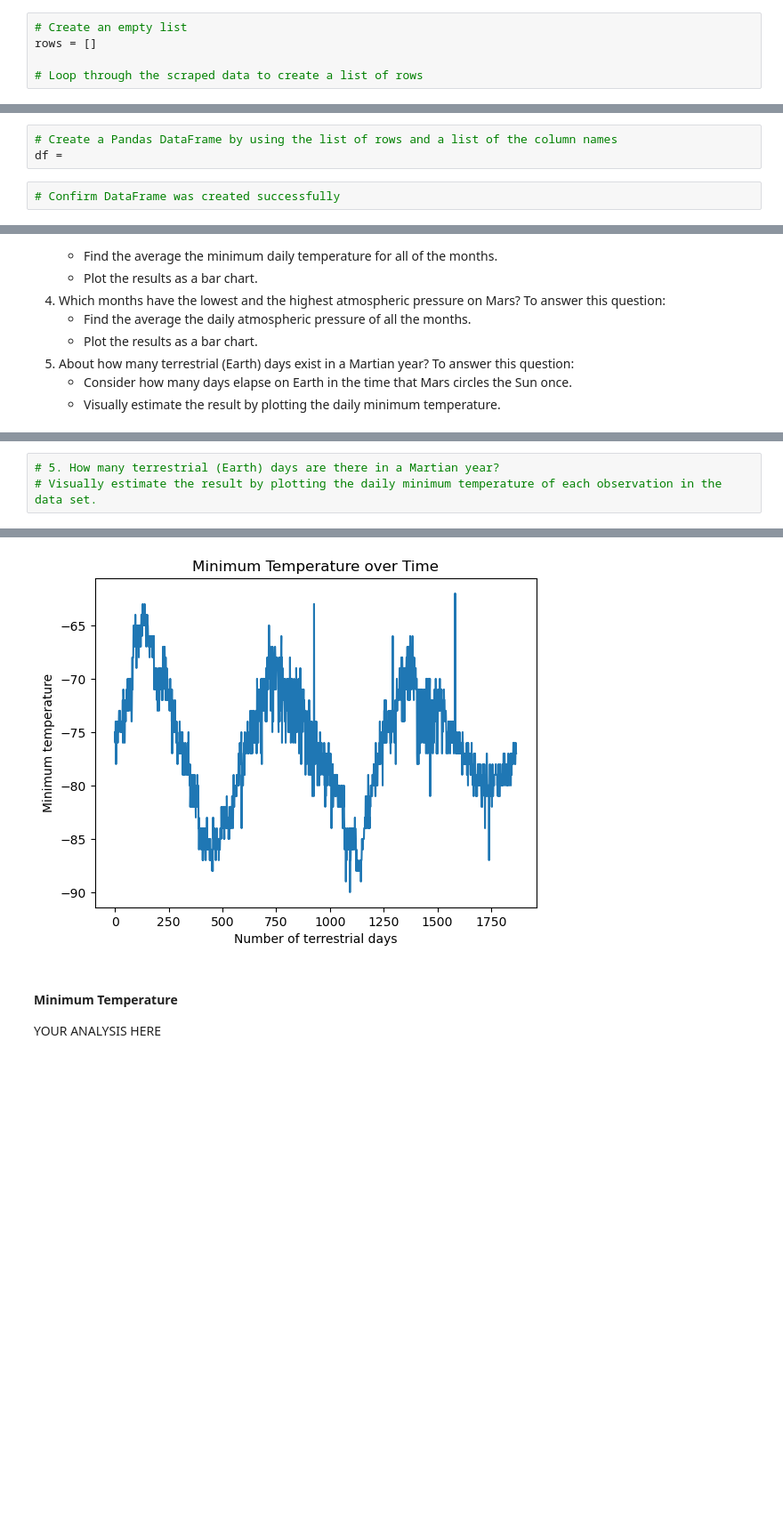
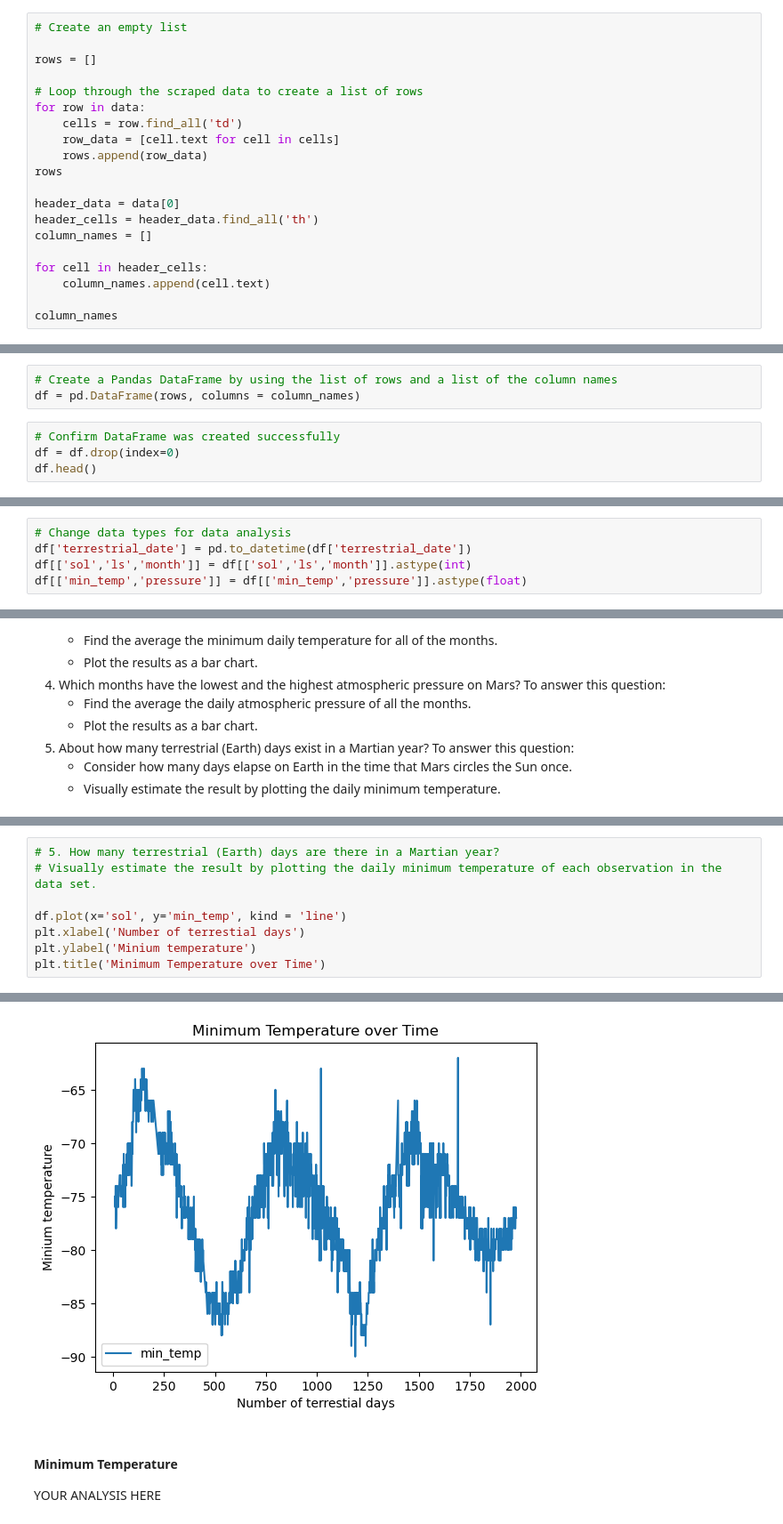
Before and after one commit to natbiorg/web-scraping-challenge, a Jupyter notebook: part_2_mars_weather.ipynb, the cells around one changed output, grey strips where cells are left out. Shown at 89% size. Drawn from its saved outputs; the diff is of its cells as text; blank space fills up the shorter version.

```diff
--- a/part_2_mars_weather.ipynb
+++ b/part_2_mars_weather.ipynb
@@ -66,6 +58,21 @@ Assemble the scraped data into a Pandas DataFrame. The columns should have the s
 * `pressure`: The atmospheric pressure at Curiosity's location
 # %%
 # Create an empty list
+
 rows = []
 
 # Loop through the scraped data to create a list of rows
+for row in data:
+    cells = row.find_all('td')
+    row_data = [cell.text for cell in cells]
+    rows.append(row_data)
+rows
+
+header_data = data[0]
+header_cells = header_data.find_all('th')
+column_names = []
+
+for cell in header_cells:
+    column_names.append(cell.text)
+
+column_names
@@ -72,7 +81,9 @@ rows = []
 # %%
 # Create a Pandas DataFrame by using the list of rows and a list of the column names
-df =
+df = pd.DataFrame(rows, columns = column_names)
 # %%
 # Confirm DataFrame was created successfully
+df = df.drop(index=0)
+df.head()
 # %% [output]
 |  | id | terrestrial_date | sol | ls | month | min_temp | pressure |
@@ -103,2 +113,7 @@ dtype: object
+# %%
+# Change data types for data analysis
+df['terrestrial_date'] = pd.to_datetime(df['terrestrial_date'])
+df[['sol','ls','month']] = df[['sol','ls','month']].astype(int)
+df[['min_temp','pressure']] = df[['min_temp','pressure']].astype(float)
 # %%
 # Confirm type changes were successful by examining data types again
@@ -188,4 +238,9 @@ Name: pressure, dtype: float64
 # %%
 # 5. How many terrestrial (Earth) days are there in a Martian year?
 # Visually estimate the result by plotting the daily minimum temperature of each observation in the data set.
+
+df.plot(x='sol', y='min_temp', kind = 'line')
+plt.xlabel('Number of terrestial days')
+plt.ylabel('Minium temperature')
+plt.title('Minimum Temperature over Time')
 # %% [output]
@@ -192,4 +248,4 @@ Name: pressure, dtype: float64
-[figure, old version]
+[figure, new version]
 # %% [markdown]
 #### Minimum Temperature
 
```
Also changed, not shown: parts of 18 cells of this notebook.
